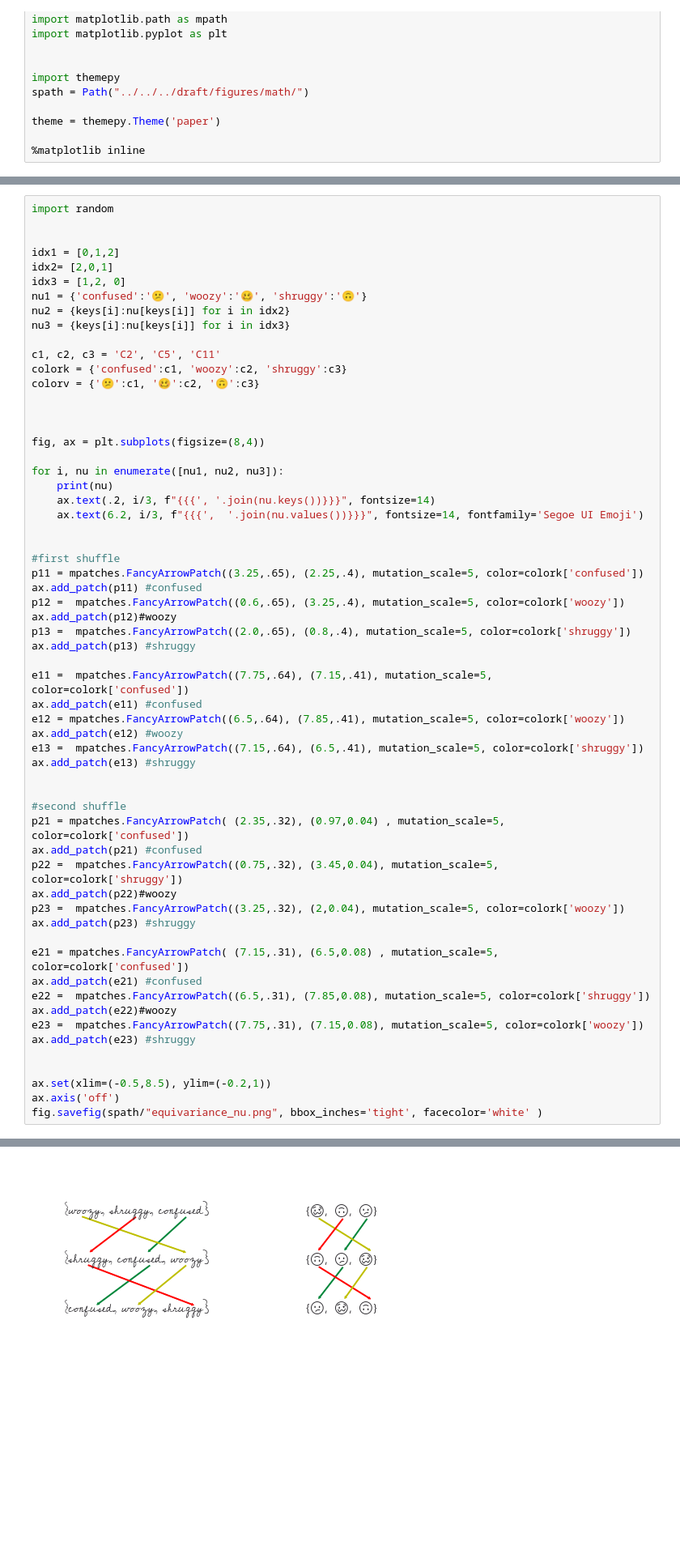
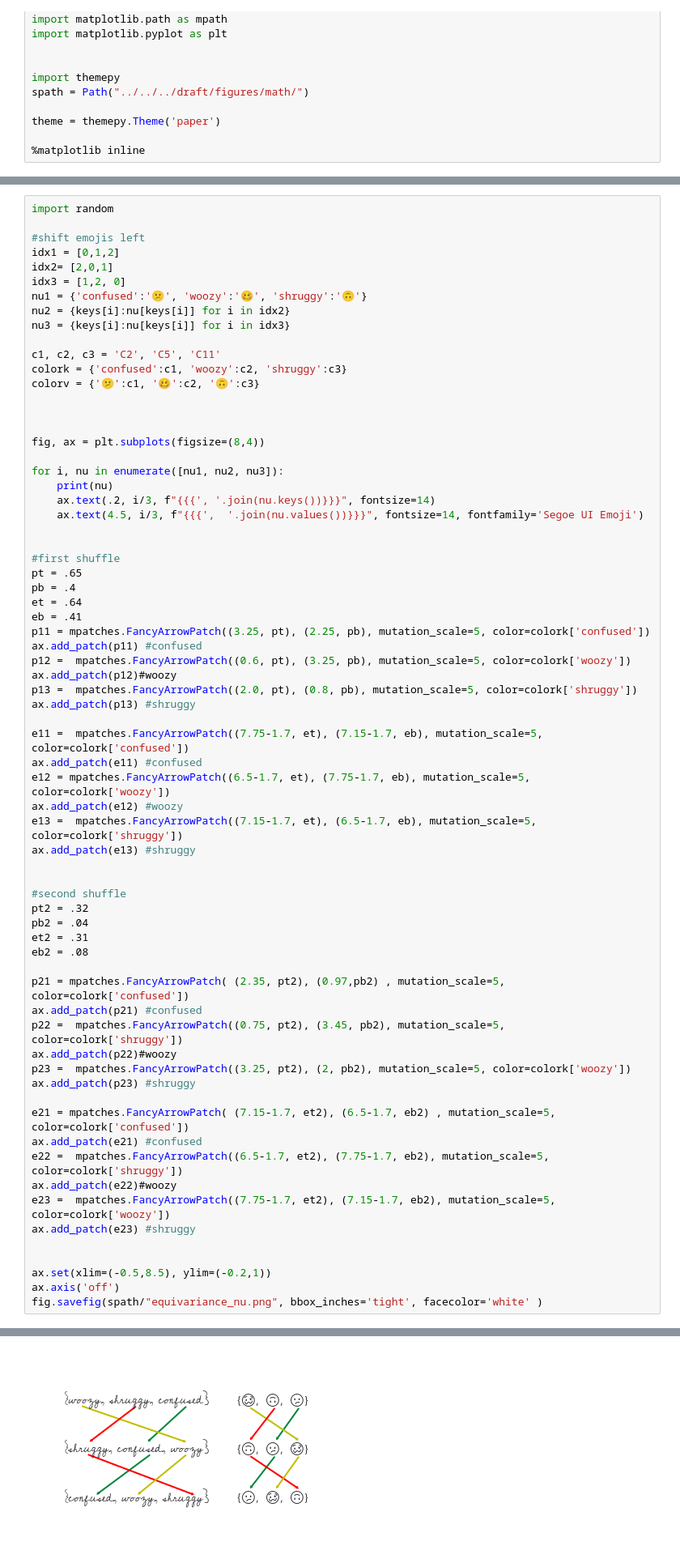
Before and after one commit to story645/proposal, a Jupyter notebook: draft/figures/math/artist_figures.ipynb, the cells around one changed output, grey strips where cells are left out. Shown at 81% size. Saved outputs shown, nothing was run; the diff lists cells and outputs as text; blank space fills up the shorter version.

```diff
--- a/draft/figures/math/artist_figures.ipynb
+++ b/draft/figures/math/artist_figures.ipynb
@@ -76,7 +76,7 @@ fig.savefig(spath/"diff_type_q.png", bbox_inches='tight', facecolor='white' )
 # %%
 import random
 
-
+#shift emojis left
 idx1 = [0,1,2]
 idx2= [2,0,1]
 idx3 = [1,2, 0]
@@ -95,46 +95,55 @@ fig, ax = plt.subplots(figsize=(8,4))
 for i, nu in enumerate([nu1, nu2, nu3]):
     print(nu)
     ax.text(.2, i/3, f"{{{', '.join(nu.keys())}}}", fontsize=14)
-    ax.text(6.2, i/3, f"{{{',  '.join(nu.values())}}}", fontsize=14, fontfamily='Segoe UI Emoji')
+    ax.text(4.5, i/3, f"{{{',  '.join(nu.values())}}}", fontsize=14, fontfamily='Segoe UI Emoji')
 
 
 #first shuffle
-p11 = mpatches.FancyArrowPatch((3.25,.65), (2.25,.4), mutation_scale=5, color=colork['confused'])
+pt = .65
+pb = .4
+et = .64
+eb = .41
+p11 = mpatches.FancyArrowPatch((3.25, pt), (2.25, pb), mutation_scale=5, color=colork['confused'])
 ax.add_patch(p11) #confused
-p12 =  mpatches.FancyArrowPatch((0.6,.65), (3.25,.4), mutation_scale=5, color=colork['woozy'])
+p12 =  mpatches.FancyArrowPatch((0.6, pt), (3.25, pb), mutation_scale=5, color=colork['woozy'])
 ax.add_patch(p12)#woozy
-p13 =  mpatches.FancyArrowPatch((2.0,.65), (0.8,.4), mutation_scale=5, color=colork['shruggy'])
+p13 =  mpatches.FancyArrowPatch((2.0, pt), (0.8, pb), mutation_scale=5, color=colork['shruggy'])
 ax.add_patch(p13) #shruggy
 
-e11 =  mpatches.FancyArrowPatch((7.75,.64), (7.15,.41), mutation_scale=5, color=colork['confused'])
+e11 =  mpatches.FancyArrowPatch((7.75-1.7, et), (7.15-1.7, eb), mutation_scale=5, color=colork['confused'])
 ax.add_patch(e11) #confused
-e12 = mpatches.FancyArrowPatch((6.5,.64), (7.85,.41), mutation_scale=5, color=colork['woozy'])
+e12 = mpatches.FancyArrowPatch((6.5-1.7, et), (7.75-1.7, eb), mutation_scale=5, color=colork['woozy'])
 ax.add_patch(e12) #woozy
-e13 =  mpatches.FancyArrowPatch((7.15,.64), (6.5,.41), mutation_scale=5, color=colork['shruggy'])
+e13 =  mpatches.FancyArrowPatch((7.15-1.7, et), (6.5-1.7, eb), mutation_scale=5, color=colork['shruggy'])
 ax.add_patch(e13) #shruggy
 
 
 #second shuffle
-p21 = mpatches.FancyArrowPatch( (2.35,.32), (0.97,0.04) , mutation_scale=5, color=colork['confused'])
+pt2 = .32
+pb2 = .04
+et2 = .31
+eb2 = .08
+
+p21 = mpatches.FancyArrowPatch( (2.35, pt2), (0.97,pb2) , mutation_scale=5, color=colork['confused'])
 ax.add_patch(p21) #confused
-p22 =  mpatches.FancyArrowPatch((0.75,.32), (3.45,0.04), mutation_scale=5, color=colork['shruggy'])
+p22 =  mpatches.FancyArrowPatch((0.75, pt2), (3.45, pb2), mutation_scale=5, color=colork['shruggy'])
 ax.add_patch(p22)#woozy
-p23 =  mpatches.FancyArrowPatch((3.25,.32), (2,0.04), mutation_scale=5, color=colork['woozy'])
+p23 =  mpatches.FancyArrowPatch((3.25, pt2), (2, pb2), mutation_scale=5, color=colork['woozy'])
 ax.add_patch(p23) #shruggy
 
-e21 = mpatches.FancyArrowPatch( (7.15,.31), (6.5,0.08) , mutation_scale=5, color=colork['confused'])
+e21 = mpatches.FancyArrowPatch( (7.15-1.7, et2), (6.5-1.7, eb2) , mutation_scale=5, color=colork['confused'])
 ax.add_patch(e21) #confused
-e22 =  mpatches.FancyArrowPatch((6.5,.31), (7.85,0.08), mutation_scale=5, color=colork['shruggy'])
+e22 =  mpatches.FancyArrowPatch((6.5-1.7, et2), (7.75-1.7, eb2), mutation_scale=5, color=colork['shruggy'])
 ax.add_patch(e22)#woozy
-e23 =  mpatches.FancyArrowPatch((7.75,.31), (7.15,0.08), mutation_scale=5, color=colork['woozy'])
+e23 =  mpatches.FancyArrowPatch((7.75-1.7, et2), (7.15-1.7, eb2), mutation_scale=5, color=colork['woozy'])
 ax.add_patch(e23) #shruggy
 
 
 ax.set(xlim=(-0.5,8.5), ylim=(-0.2,1))
 ax.axis('off')
 fig.savefig(spath/"equivariance_nu.png", bbox_inches='tight', facecolor='white' )
 # %% [output]
 {'confused': '😕', 'woozy': '🥴', 'shruggy': '🙃'}
 {'shruggy': '🙃', 'confused': '😕', 'woozy': '🥴'}
 {'woozy': '🥴', 'shruggy': '🙃', 'confused': '😕'}
-[figure, old version]
+[figure, new version]
```
Also changed, not shown: parts of 3 cells of this notebook, 6 other files.
